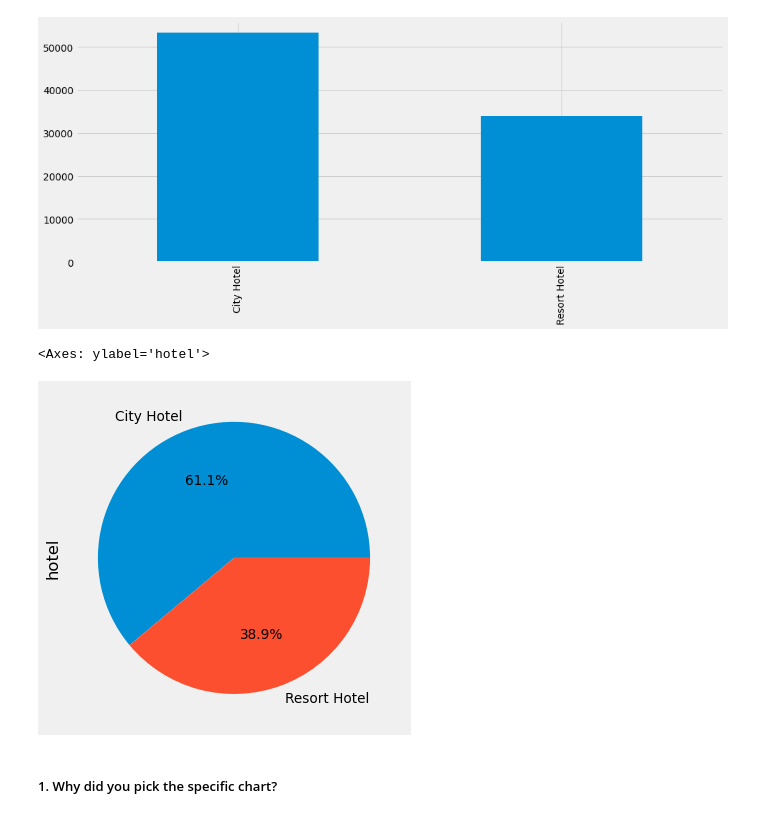
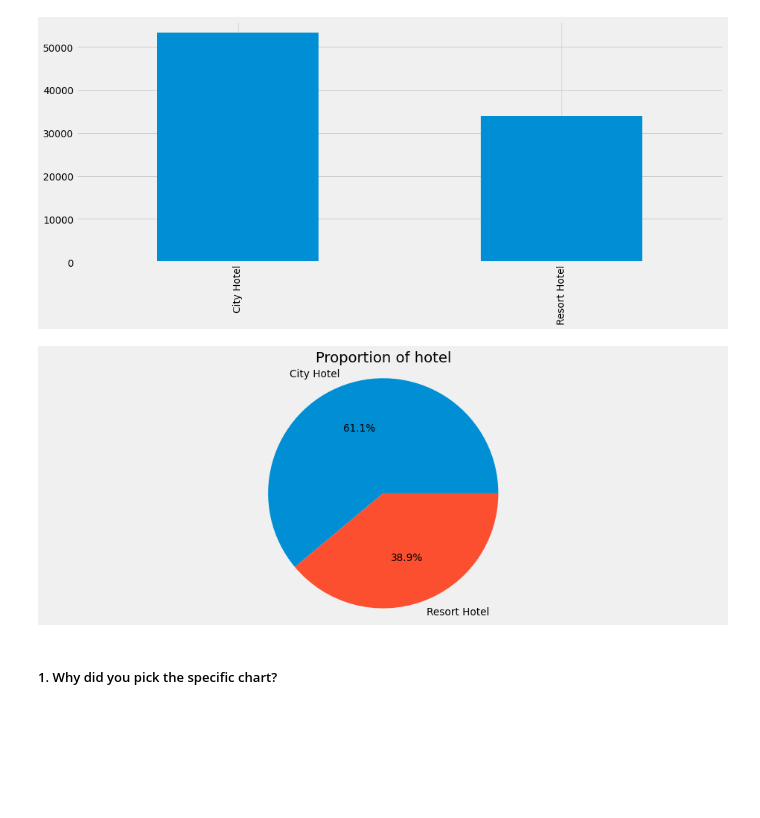
Before and after one commit to JNSDKV/EDA-HOTEL-ANALYSIS, a Jupyter notebook: EDA_HOTEL_BOOKING.ipynb, the cells around one changed output. Drawn from its saved outputs; the diff is of its cells as text; code cells hidden in the pictures; blank space fills up the shorter version.

```diff
--- a/EDA_HOTEL_BOOKING.ipynb
+++ b/EDA_HOTEL_BOOKING.ipynb
@@ -533,11 +557,14 @@ df1['hotel'].value_counts().plot(kind='bar')
 # %% [output]
 <Axes: >
 [figure]
-# %%
-df1['hotel'].value_counts().plot(kind='pie',autopct='%0.1f%%')
-# %% [output]
-<Axes: ylabel='hotel'>
-[figure, removed]
+# %%
+#df1['hotel'].value_counts().plot(kind='pie',autopct='%0.1f%%')
+plt.pie(df1['hotel'].value_counts(), labels=df1['hotel'].value_counts().index, autopct='%0.1f%%')
+plt.title('Proportion of hotel')
+plt.axis('equal')
+plt.show()
+# %% [output]
+[figure, added]
 # %% [markdown]
 ##### 1. Why did you pick the specific chart?
 # %% [markdown]
```
Also changed, not shown: parts of 84 cells of this notebook.
